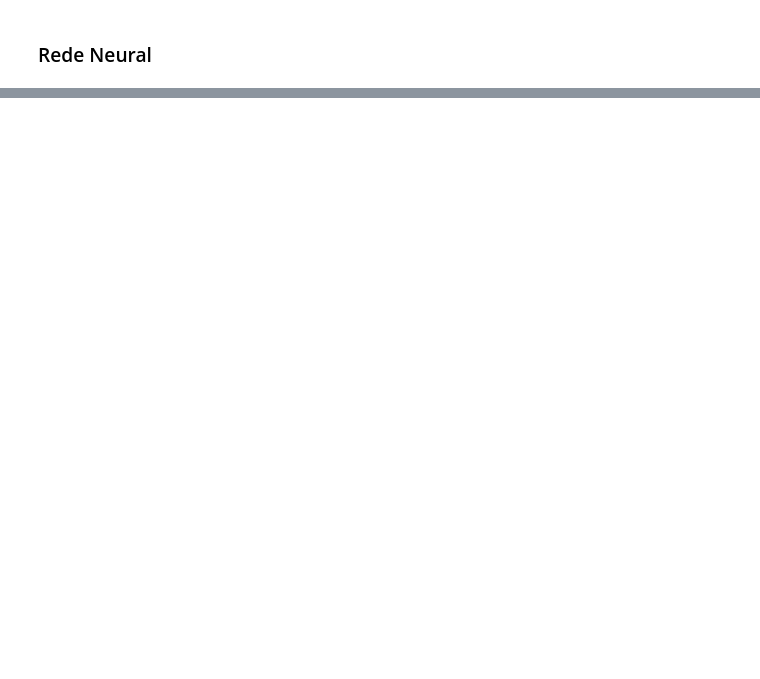
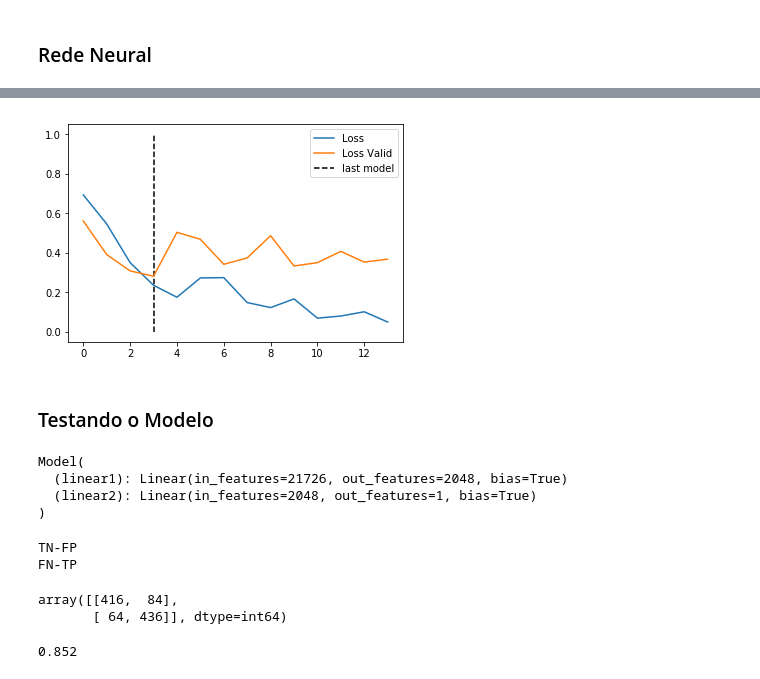
Before and after one commit to hmaas00/mini_projeto_sentiment_analysis, a Jupyter notebook: mini_projeto_sentiment_analysis.ipynb, the cells around one changed output, grey strips where cells are left out. Saved outputs shown, nothing was run; the diff lists cells and outputs as text; code cells hidden in the pictures; blank space fills up the shorter version.

```diff
--- a/mini_projeto_sentiment_analysis.ipynb
+++ b/mini_projeto_sentiment_analysis.ipynb
@@ -204,0 +190,2 @@ vect.get_feature_names()[:10]
+# %%
+x_tensor = torch.tensor(x.todense(), requires_grad=False)
@@ -204,0 +196,4 @@ vect.get_feature_names()[:10]
+# %%
+x_train = x_tensor[:-4000]
+x_valid = x_tensor[-4000:-1000]
+x_test = x_tensor[-1000:]
@@ -204,0 +212,4 @@ vect.get_feature_names()[:10]
+# %%
+y_train = torch.tensor(df.labels.iloc[:-4000].values, requires_grad=False)
+y_valid = torch.tensor(df.labels.iloc[-4000:-1000].values, requires_grad=False)
+y_test = torch.tensor(df.labels.iloc[-1000:].values, requires_grad=False)
@@ -222,7 +247,9 @@ class Model(torch.nn.Module):
         well as arbitrary operators on Tensors.
         """
         x = self.linear1(x)
-        x = F.relu(x)
+        relu = nn.ReLU()
+        x = relu(x)
         x = self.linear2(x)
-        x = F.sigmoid(x)
+        sig = nn.Sigmoid()
+        x = sig(x)
         return x
@@ -273,0 +350,20 @@ for t in range(50):
+# %%
+#fig, ax = plt.subplots(2,1)
+plt.plot(range(len(loss_list)), loss_list, label="Loss")
+plt.plot(range(len(loss_list_valid)), loss_list_valid, label="Loss Valid")
+plt.vlines(last_model, 0.0, 1.0, label = "last model", linestyles='dashed')
+plt.legend()
+plt.show()
+# %% [output]
+[figure, added]
+# %% [markdown]
+### Testando o Modelo
+# %%
+model = Model(D_in, H, D_out)
+model.load_state_dict(torch.load('model.pt'))
+model.eval()
+# %% [output]
+Model(
+  (linear1): Linear(in_features=21726, out_features=2048, bias=True)
+  (linear2): Linear(in_features=2048, out_features=1, bias=True)
+)
@@ -273,0 +372,12 @@ for t in range(50):
+# %%
+print('TN-FP\nFN-TP')
+confusion_matrix(y_test, pred.round().detach().numpy())
+# %% [output]
+TN-FP
+FN-TP
+array([[416,  84],
+       [ 64, 436]], dtype=int64)
+# %%
+accuracy_score(y_test, pred.round().detach().numpy())
+# %% [output]
+0.852
```
Also changed, not shown: parts of 31 cells of this notebook.
